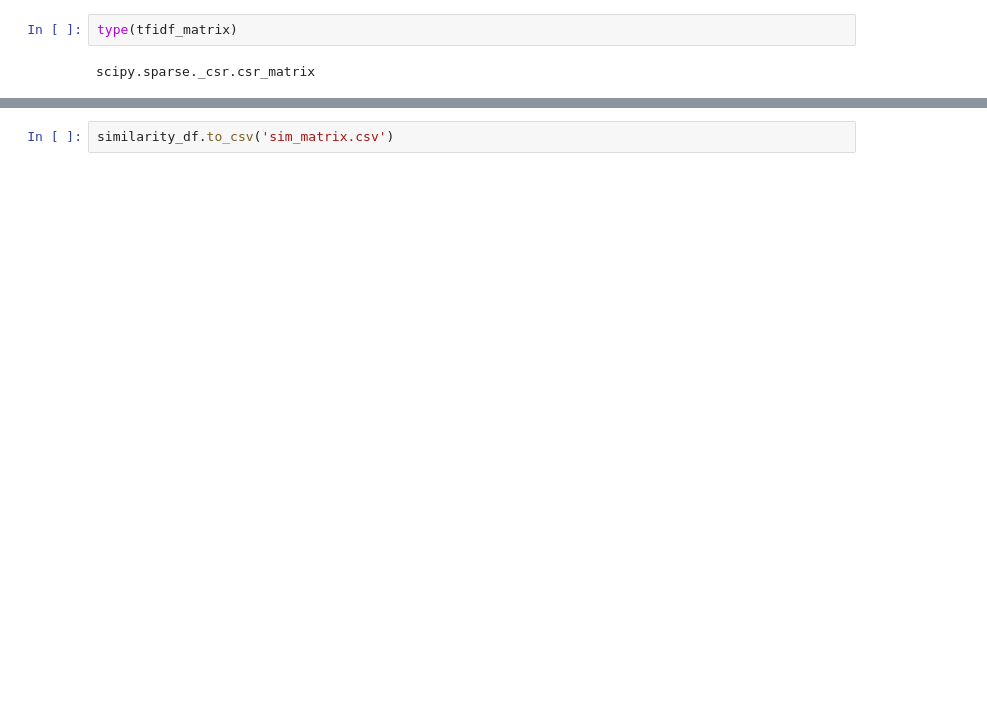
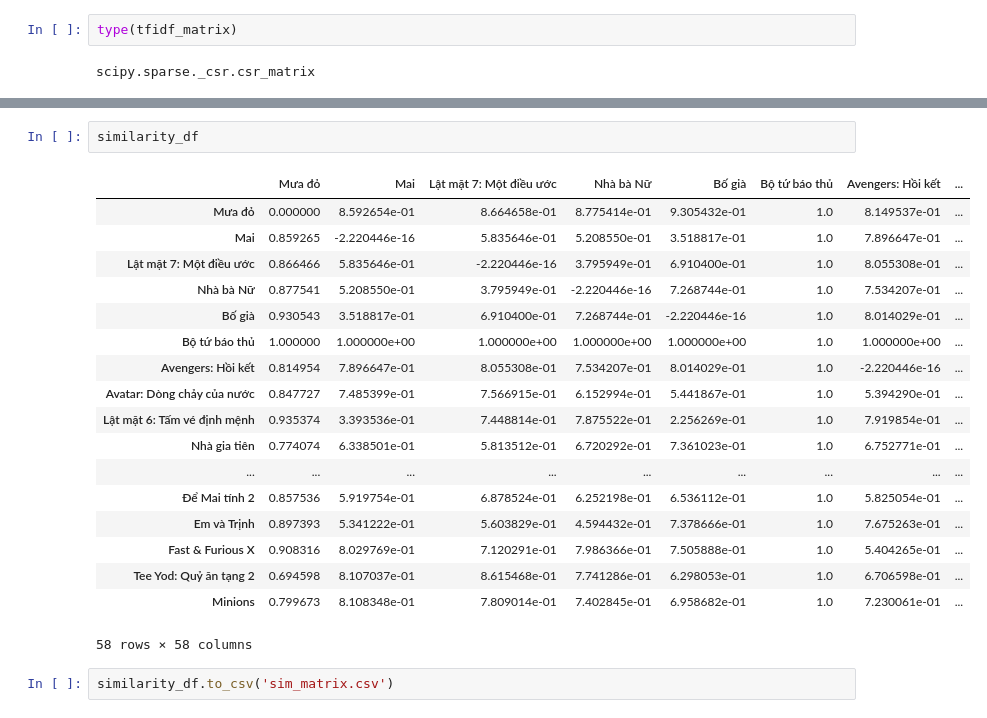
Before and after one commit to dinhxuanhuy/Movie-Recomendation-Machine-Learning, a Jupyter notebook: Similarity.ipynb, the cells around one changed output, grey strips where cells are left out. Drawn from its saved outputs; the diff is of its cells as text; blank space fills up the shorter version.

```diff
--- a/Similarity.ipynb
+++ b/Similarity.ipynb
@@ -193,3 +294,24 @@ df.head(50)
+# %%
+similarity_df
+# %% [output]
+|  | Mưa đỏ | Mai | Lật mặt 7: Một điều ước | Nhà bà Nữ | Bố già | Bộ tứ báo thủ | Avengers: Hồi kết | ... |
+| Mưa đỏ | 0.000000 | 8.592654e-01 | 8.664658e-01 | 8.775414e-01 | 9.305432e-01 | 1.0 | 8.149537e-01 | ... |
+| Mai | 0.859265 | -2.220446e-16 | 5.835646e-01 | 5.208550e-01 | 3.518817e-01 | 1.0 | 7.896647e-01 | ... |
+| Lật mặt 7: Một điều ước | 0.866466 | 5.835646e-01 | -2.220446e-16 | 3.795949e-01 | 6.910400e-01 | 1.0 | 8.055308e-01 | ... |
+| Nhà bà Nữ | 0.877541 | 5.208550e-01 | 3.795949e-01 | -2.220446e-16 | 7.268744e-01 | 1.0 | 7.534207e-01 | ... |
+| Bố già | 0.930543 | 3.518817e-01 | 6.910400e-01 | 7.268744e-01 | -2.220446e-16 | 1.0 | 8.014029e-01 | ... |
+| Bộ tứ báo thủ | 1.000000 | 1.000000e+00 | 1.000000e+00 | 1.000000e+00 | 1.000000e+00 | 1.0 | 1.000000e+00 | ... |
+| Avengers: Hồi kết | 0.814954 | 7.896647e-01 | 8.055308e-01 | 7.534207e-01 | 8.014029e-01 | 1.0 | -2.220446e-16 | ... |
+| Avatar: Dòng chảy của nước | 0.847727 | 7.485399e-01 | 7.566915e-01 | 6.152994e-01 | 5.441867e-01 | 1.0 | 5.394290e-01 | ... |
+| Lật mặt 6: Tấm vé định mệnh | 0.935374 | 3.393536e-01 | 7.448814e-01 | 7.875522e-01 | 2.256269e-01 | 1.0 | 7.919854e-01 | ... |
+| Nhà gia tiên | 0.774074 | 6.338501e-01 | 5.813512e-01 | 6.720292e-01 | 7.361023e-01 | 1.0 | 6.752771e-01 | ... |
+| ... | ... | ... | ... | ... | ... | ... | ... | ... |
+| Để Mai tính 2 | 0.857536 | 5.919754e-01 | 6.878524e-01 | 6.252198e-01 | 6.536112e-01 | 1.0 | 5.825054e-01 | ... |
+| Em và Trịnh | 0.897393 | 5.341222e-01 | 5.603829e-01 | 4.594432e-01 | 7.378666e-01 | 1.0 | 7.675263e-01 | ... |
+| Fast & Furious X | 0.908316 | 8.029769e-01 | 7.120291e-01 | 7.986366e-01 | 7.505888e-01 | 1.0 | 5.404265e-01 | ... |
+| Tee Yod: Quỷ ăn tạng 2 | 0.694598 | 8.107037e-01 | 8.615468e-01 | 7.741286e-01 | 6.298053e-01 | 1.0 | 6.706598e-01 | ... |
+| Minions | 0.799673 | 8.108348e-01 | 7.809014e-01 | 7.402845e-01 | 6.958682e-01 | 1.0 | 7.230061e-01 | ... |
+58 rows × 58 columns
 # %%
 similarity_df.to_csv('sim_matrix.csv')
 # %%
```
Also changed, not shown: parts of 29 cells of this notebook, 7 other files.
